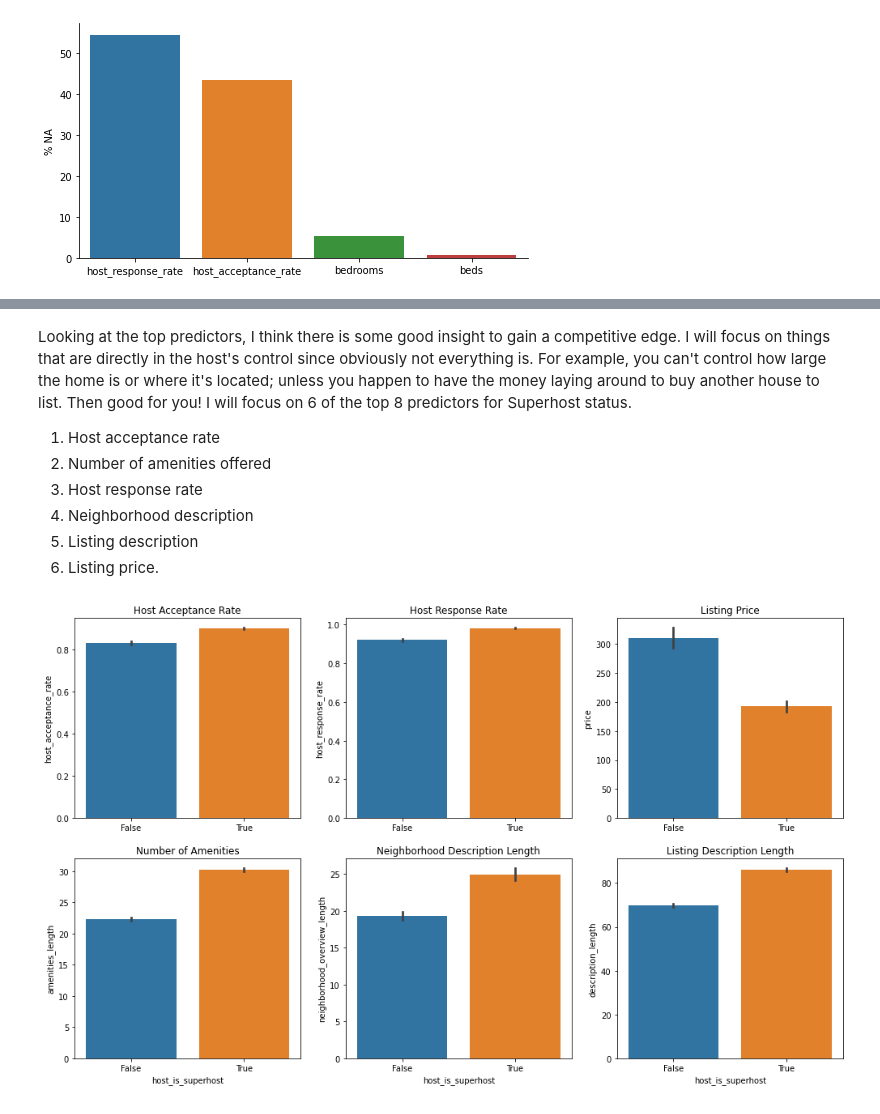
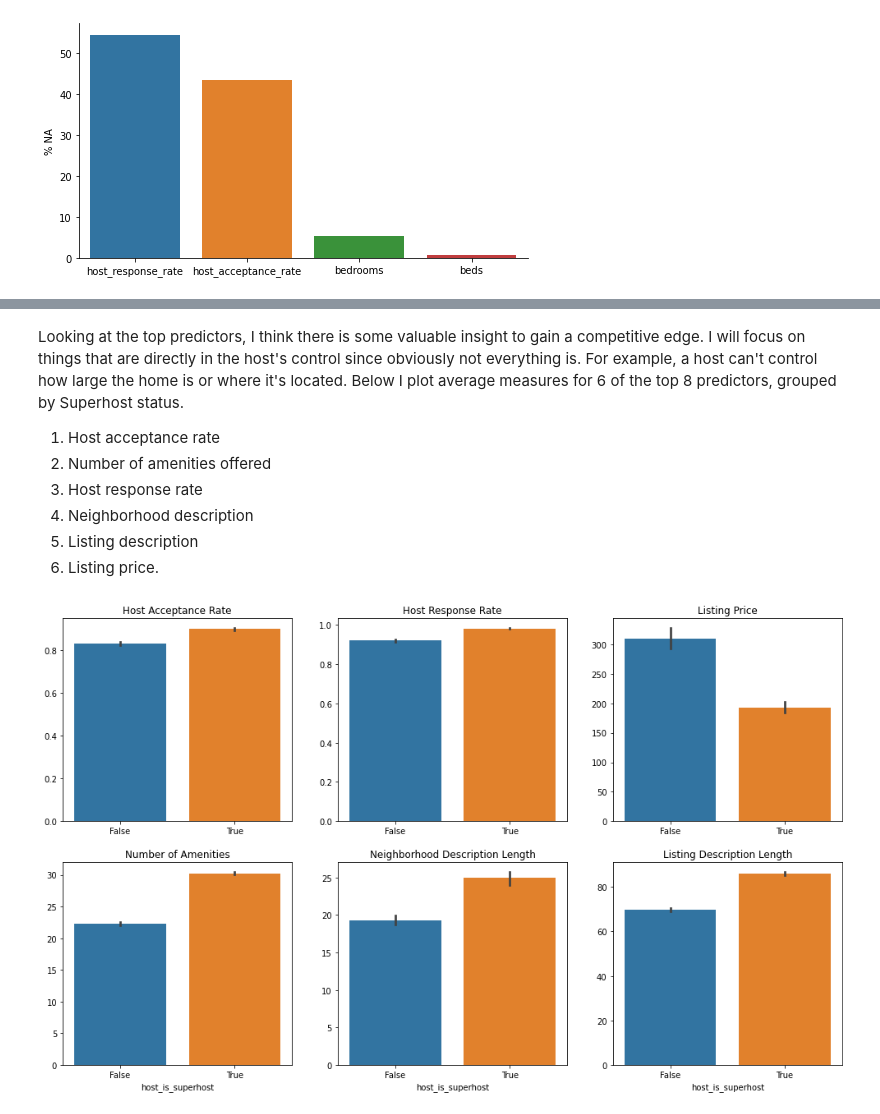
Before and after one commit to jcardenas14/Airbnb, a Jupyter notebook: airbnb.ipynb, the cells around one changed output, grey strips where cells are left out. Cells and saved outputs as stored; diff of their text form; code cells hidden in the pictures.

```diff
--- a/airbnb.ipynb
+++ b/airbnb.ipynb
@@ -152,3 +160,7 @@ austin_listings['Multi_listing'] = [True if x > 1 else False for x in austin_lis
+# %%
+# create bool columns denoting if a host has more than 1 or more than 2 listings
+austin_listings['Multi_listing'] = [True if x > 1 else False for x in austin_listings.calculated_host_listings_count]
+austin_listings['More_than_2_listings'] = [True if x > 2 else False for x in austin_listings.calculated_host_listings_count]
 # %% [markdown]
 #### Number of words in listing description, neighborhood description, and number of amenities
 # %%
@@ -372,5 +478,5 @@ g.set(ylabel = '');
 # %% [markdown]
-Looking at the top predictors, I think there is some good insight to gain a competitive edge. I will focus on things that are directly in the host's control since obviously not everything is. For example, you  can't control how large the home is or where it's located; unless you happen to have the money laying around to buy another house to list. Then good for you! I will focus on 6 of the top 8 predictors for Superhost status.
+Looking at the top predictors, I think there is some valuable insight to gain a competitive edge. I will focus on things that are directly in the host's control since obviously not everything is. For example, a host can't control how large the home is or where it's located. Below I plot average measures for 6 of the top 8 predictors, grouped by Superhost status.
 1. Host acceptance rate
 2. Number of amenities offered
 3. Host response rate
@@ -380,19 +486,22 @@ Looking at the top predictors, I think there is some good insight to gain a comp
 # %%
 fig, ax = plt.subplots(2, 3, sharey=False, figsize=(17,10))
 sns.barplot(data=host_data, x='host_is_superhost', y='host_acceptance_rate', ax=ax[0,0])
 sns.barplot(data=host_data, x='host_is_superhost', y='host_response_rate', ax=ax[0,1])
 sns.barplot(data=host_data, x='host_is_superhost', y='price', ax=ax[0,2])
 sns.barplot(data=host_data, x='host_is_superhost', y='amenities_length', ax=ax[1,0])
 sns.barplot(data=host_data, x='host_is_superhost', y='neighborhood_overview_length', ax=ax[1,1])
 sns.barplot(data=host_data, x='host_is_superhost', y='description_length', ax=ax[1,2])
 ax[0,0].set_title('Host Acceptance Rate')
 ax[0,1].set_title('Host Response Rate')
 ax[0,2].set_title('Listing Price')
 ax[1,0].set_title('Number of Amenities')
 ax[1,1].set_title('Neighborhood Description Length')
 ax[1,2].set_title('Listing Description Length')
-ax[0,0].set(xlabel='')
-ax[0,1].set(xlabel='')
-ax[0,2].set(xlabel='');
+ax[0,0].set(xlabel='',ylabel='')
+ax[0,1].set(xlabel='',ylabel='')
+ax[0,2].set(xlabel='',ylabel='')
+ax[1,0].set(ylabel='')
+ax[1,1].set(ylabel='')
+ax[1,2].set(ylabel='');
 # %% [output]
-[figure, old version]
+[figure, new version]
```
Also changed, not shown: parts of 70 cells of this notebook.
